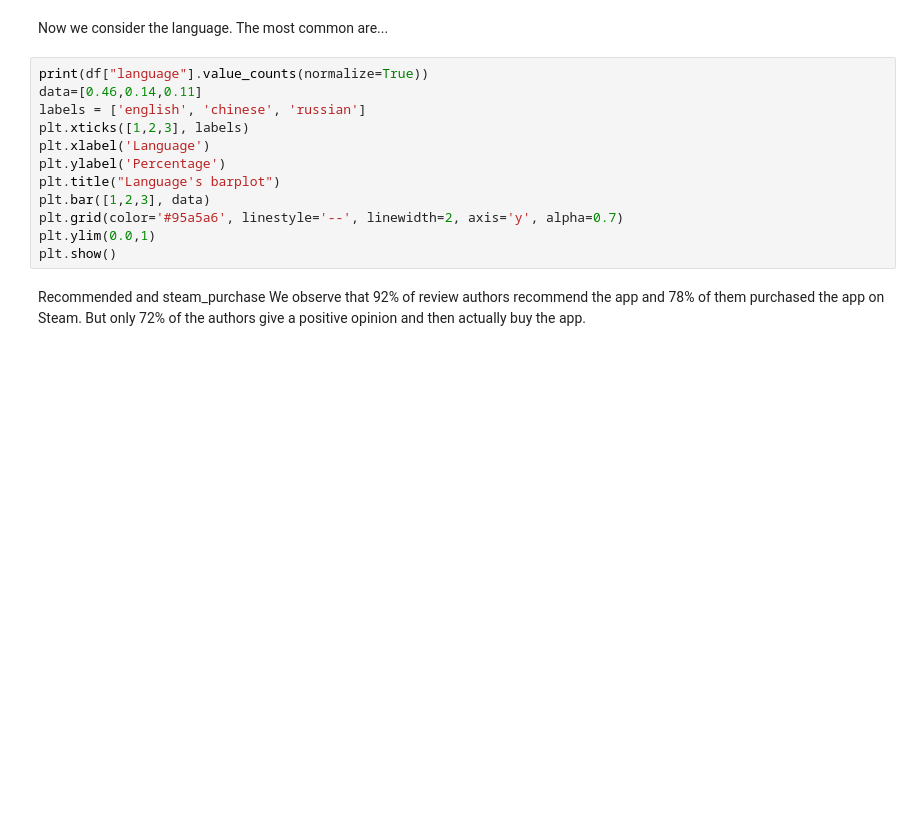
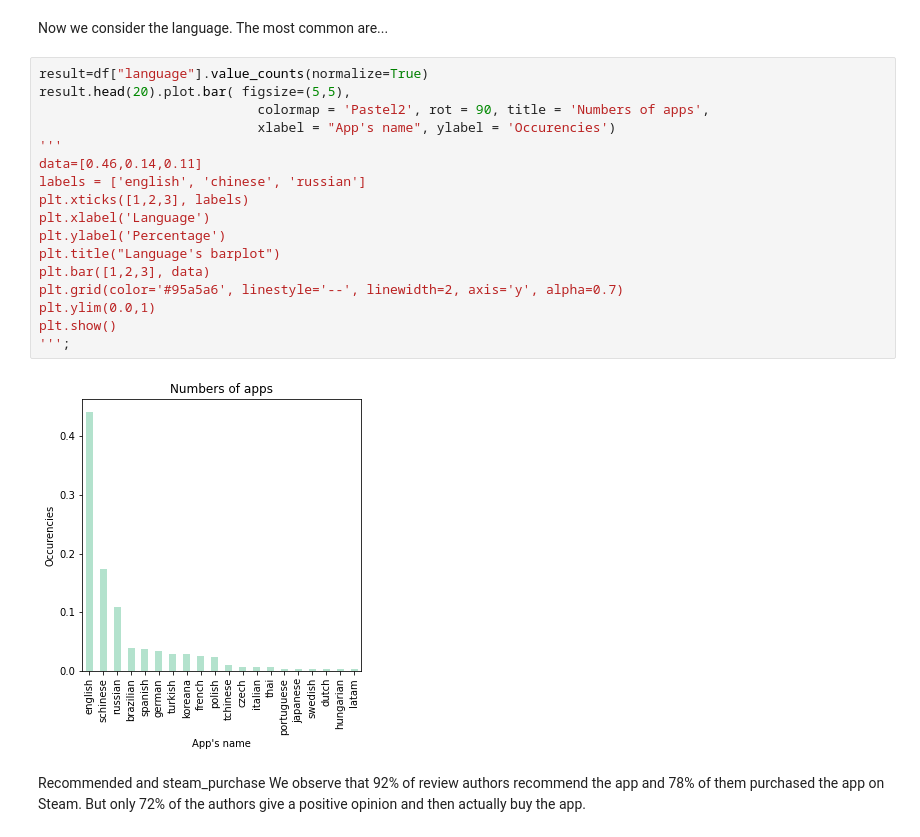
Before and after one commit to PliniLeonardo/ADM_homework2, a Jupyter notebook: Homework.ipynb, the cells around one changed output. Cells and saved outputs as stored; diff of their text form; blank space fills up the shorter version.

```diff
--- a/Homework.ipynb
+++ b/Homework.ipynb
@@ -206,17 +341,24 @@ In total there are 315 different apps, the most common are: PLAYERUNKNOWN'S BATT
 # %% [markdown]
 Now we consider the language. The most common are...
 # %%
-print(df["language"].value_counts(normalize=True))
+result=df["language"].value_counts(normalize=True)
+result.head(20).plot.bar( figsize=(5,5),
+                            colormap = 'Pastel2', rot = 90, title = 'Numbers of apps',
+                            xlabel = "App's name", ylabel = 'Occurencies')
+'''
 data=[0.46,0.14,0.11]
 labels = ['english', 'chinese', 'russian']
 plt.xticks([1,2,3], labels)
 plt.xlabel('Language')
 plt.ylabel('Percentage')
 plt.title("Language's barplot")
 plt.bar([1,2,3], data)
 plt.grid(color='#95a5a6', linestyle='--', linewidth=2, axis='y', alpha=0.7)
 plt.ylim(0.0,1)
 plt.show()
+''';
+# %% [output]
+[figure, added]
 # %% [markdown]
 Recommended and steam_purchase
 We observe that 92% of review authors recommend the app and 78% of them purchased the app on Steam. But only 72% of the authors give a positive opinion and then actually buy the app.
```
Also changed, not shown: parts of 45 cells of this notebook.
